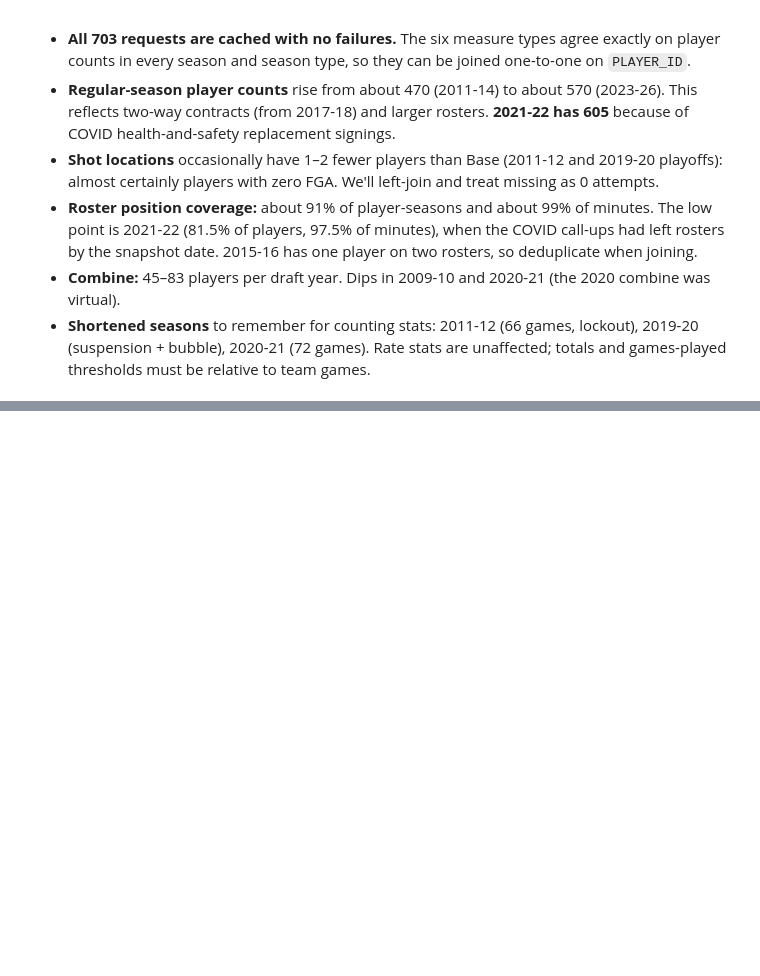
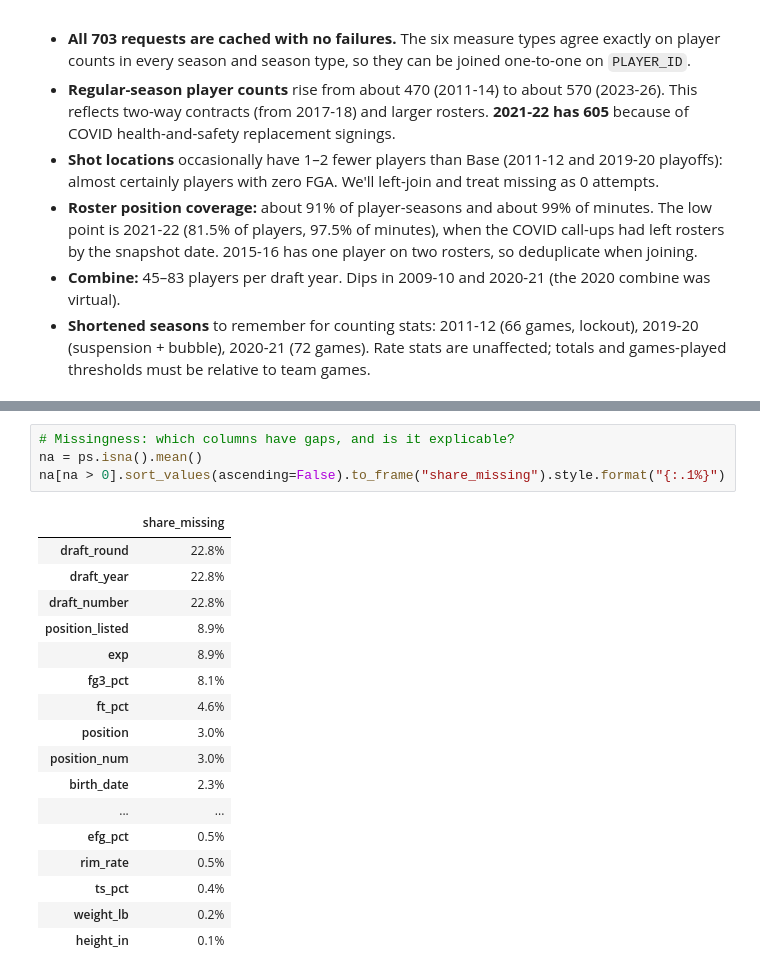
Before and after one commit to dan-j-e/unicorn-hunting, a Jupyter notebook: notebooks/02_player_seasons.ipynb, the cells around one changed output, grey strips where cells are left out. Drawn from its saved outputs; the diff is of its cells as text; blank space fills up the shorter version.

```diff
--- a/notebooks/02_player_seasons.ipynb
+++ b/notebooks/02_player_seasons.ipynb
@@ -144,0 +229,22 @@ coverage.style.format({"pct_players_with_pos": "{:.1%}", "pct_minutes_with_pos":
+# %%
+# Missingness: which columns have gaps, and is it explicable?
+na = ps.isna().mean()
+na[na > 0].sort_values(ascending=False).to_frame("share_missing").style.format("{:.1%}")
+# %% [output]
+|  | share_missing |
+| draft_round | 22.8% |
+| draft_year | 22.8% |
+| draft_number | 22.8% |
+| position_listed | 8.9% |
+| exp | 8.9% |
+| fg3_pct | 8.1% |
+| ft_pct | 4.6% |
+| position | 3.0% |
+| position_num | 3.0% |
+| birth_date | 2.3% |
+| ... | ... |
+| efg_pct | 0.5% |
+| rim_rate | 0.5% |
+| ts_pct | 0.4% |
+| weight_lb | 0.2% |
+| height_in | 0.1% |
```
Also changed, not shown: parts of 13 cells of this notebook, 3 other files.
